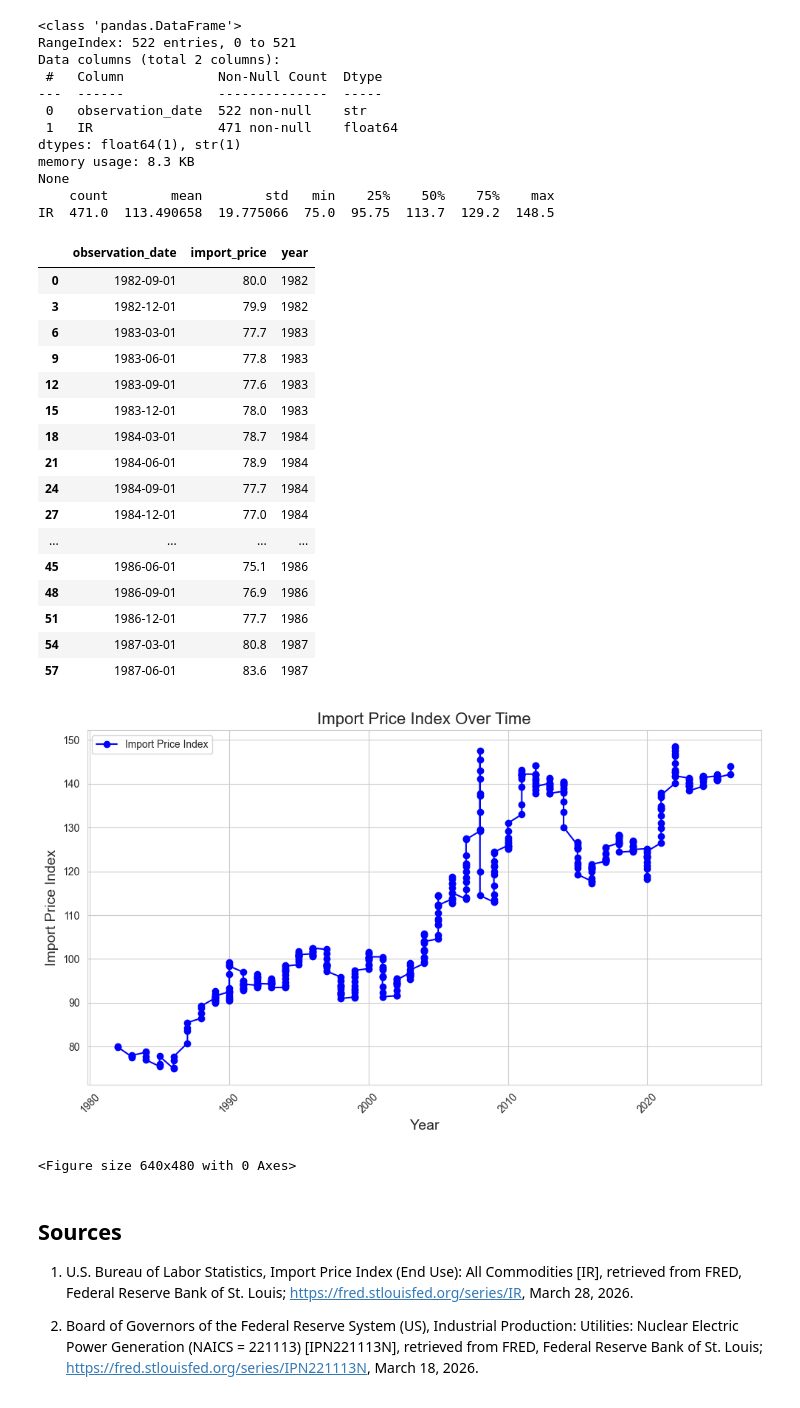
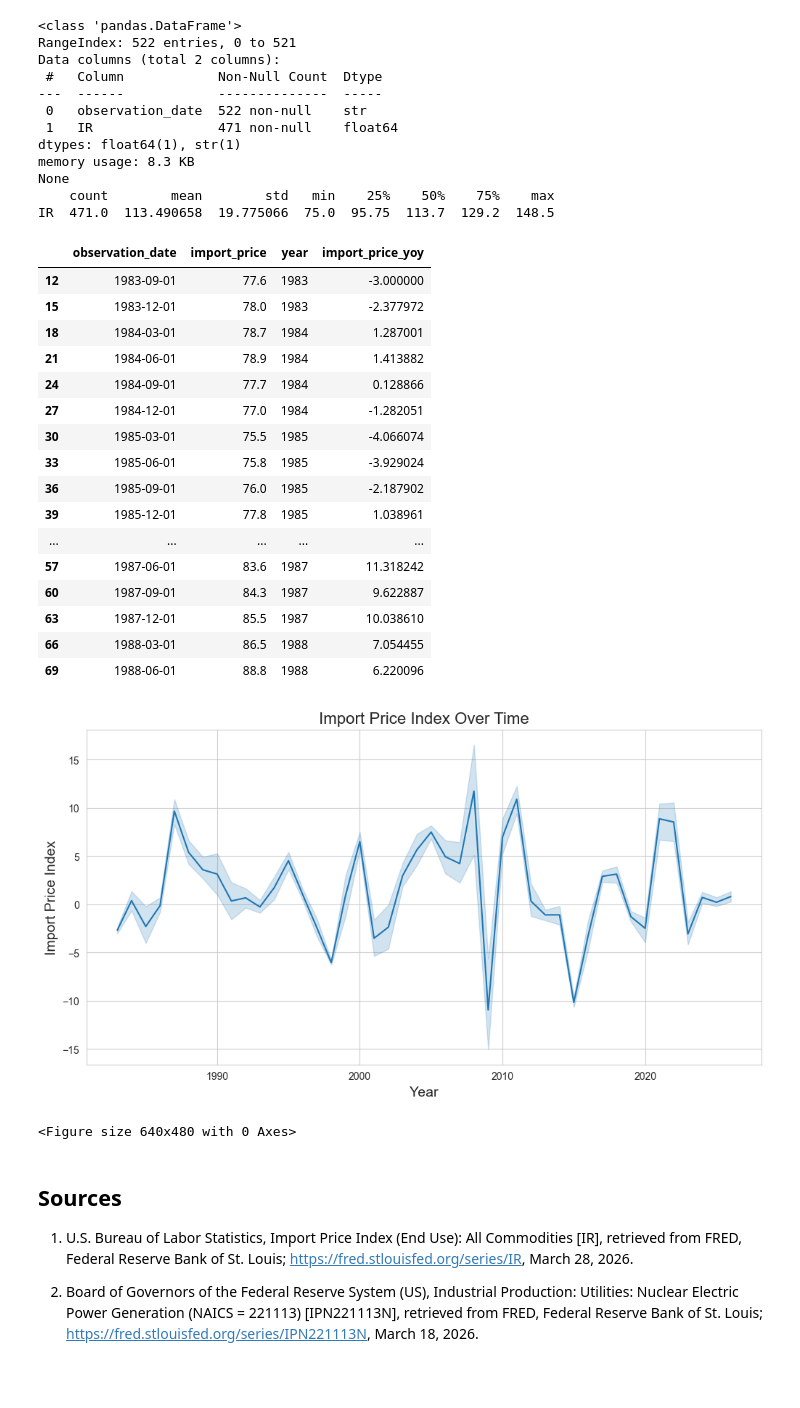
Before and after one commit to DwanjaiOprien/nuclear-energy-fiscal-analysis, a Jupyter notebook: fredNotebookAnalysis/import_price_volatility_brief.ipynb, the cells around one changed output. Saved outputs shown, nothing was run; the diff lists cells and outputs as text; code cells hidden in the pictures.

```diff
--- a/fredNotebookAnalysis/import_price_volatility_brief.ipynb
+++ b/fredNotebookAnalysis/import_price_volatility_brief.ipynb
@@ -81,43 +81,41 @@ import_prices['year'] = pd.to_datetime(import_prices['observation_date'])
 import_prices['year'] = import_prices['year'].dt.year
 import_prices = import_prices.rename(columns = {'IR': 'import_price'})
 import_prices = import_prices.sort_values(by = 'observation_date')
+import_prices['import_price_yoy'] = import_prices['import_price'].pct_change(12)*100
 import_prices.dropna(inplace = True)
 
 import_prices.head(20)
 # %% [output]
-|  | observation_date | import_price | year |
-| 0 | 1982-09-01 | 80.0 | 1982 |
-| 3 | 1982-12-01 | 79.9 | 1982 |
-| 6 | 1983-03-01 | 77.7 | 1983 |
-| 9 | 1983-06-01 | 77.8 | 1983 |
-| 12 | 1983-09-01 | 77.6 | 1983 |
-| 15 | 1983-12-01 | 78.0 | 1983 |
-| 18 | 1984-03-01 | 78.7 | 1984 |
-| 21 | 1984-06-01 | 78.9 | 1984 |
-| 24 | 1984-09-01 | 77.7 | 1984 |
-| 27 | 1984-12-01 | 77.0 | 1984 |
-| ... | ... | ... | ... |
-| 45 | 1986-06-01 | 75.1 | 1986 |
-| 48 | 1986-09-01 | 76.9 | 1986 |
-| 51 | 1986-12-01 | 77.7 | 1986 |
-| 54 | 1987-03-01 | 80.8 | 1987 |
-| 57 | 1987-06-01 | 83.6 | 1987 |
+|  | observation_date | import_price | year | import_price_yoy |
+| 12 | 1983-09-01 | 77.6 | 1983 | -3.000000 |
+| 15 | 1983-12-01 | 78.0 | 1983 | -2.377972 |
+| 18 | 1984-03-01 | 78.7 | 1984 | 1.287001 |
+| 21 | 1984-06-01 | 78.9 | 1984 | 1.413882 |
+| 24 | 1984-09-01 | 77.7 | 1984 | 0.128866 |
+| 27 | 1984-12-01 | 77.0 | 1984 | -1.282051 |
+| 30 | 1985-03-01 | 75.5 | 1985 | -4.066074 |
+| 33 | 1985-06-01 | 75.8 | 1985 | -3.929024 |
+| 36 | 1985-09-01 | 76.0 | 1985 | -2.187902 |
+| 39 | 1985-12-01 | 77.8 | 1985 | 1.038961 |
+| ... | ... | ... | ... | ... |
+| 57 | 1987-06-01 | 83.6 | 1987 | 11.318242 |
+| 60 | 1987-09-01 | 84.3 | 1987 | 9.622887 |
+| 63 | 1987-12-01 | 85.5 | 1987 | 10.038610 |
+| 66 | 1988-03-01 | 86.5 | 1988 | 7.054455 |
+| 69 | 1988-06-01 | 88.8 | 1988 | 6.220096 |
 # %%
-fig, ax = plt.subplots(figsize = (10,6))
+fig, ax = plt.subplots(figsize = (12,6))
 
-ax.plot(import_prices['year'], import_prices['import_price'], marker = 'o', color = 'blue', label = 'Import Price Index')
+sns.lineplot(data = import_prices, x = 'year', y = 'import_price_yoy')
 ax.set_title('Import Price Index Over Time', fontsize = 16)
 ax.set_xlabel('Year', fontsize = 14)
 ax.set_ylabel('Import Price Index', fontsize = 14)
-ax.legend()
-plt.xticks(rotation = 45)
-plt.tight_layout()
 plt.grid(True)
 plt.show()
 
 plt.savefig(FIGURES_DIR / "import_price_index_over_time.png")
 # %% [output]
-[figure, old version]
+[figure, new version]
 <Figure size 640x480 with 0 Axes>
 # %% [markdown]
 ## Sources
```
